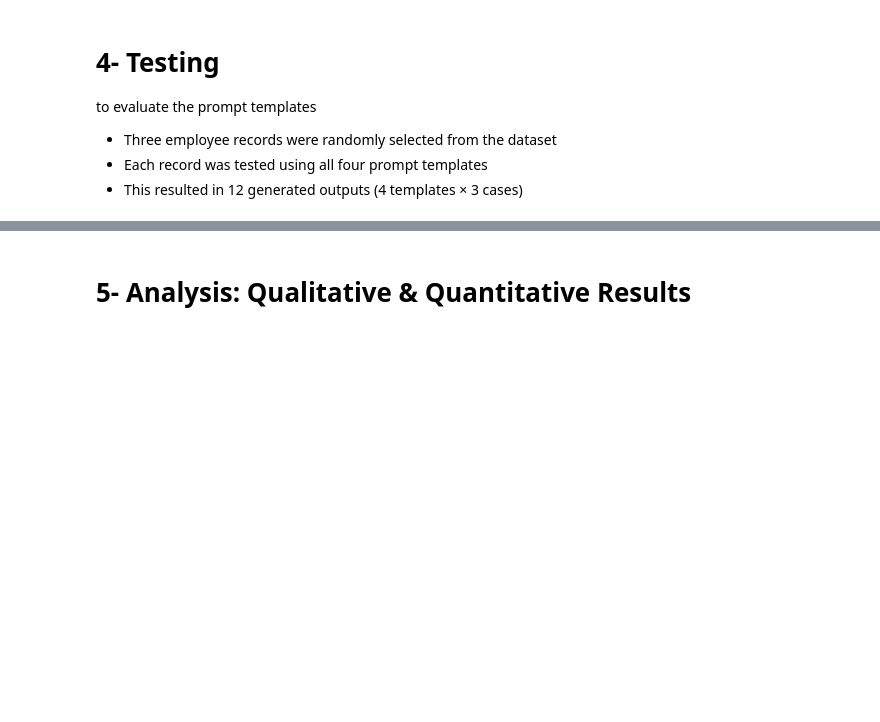
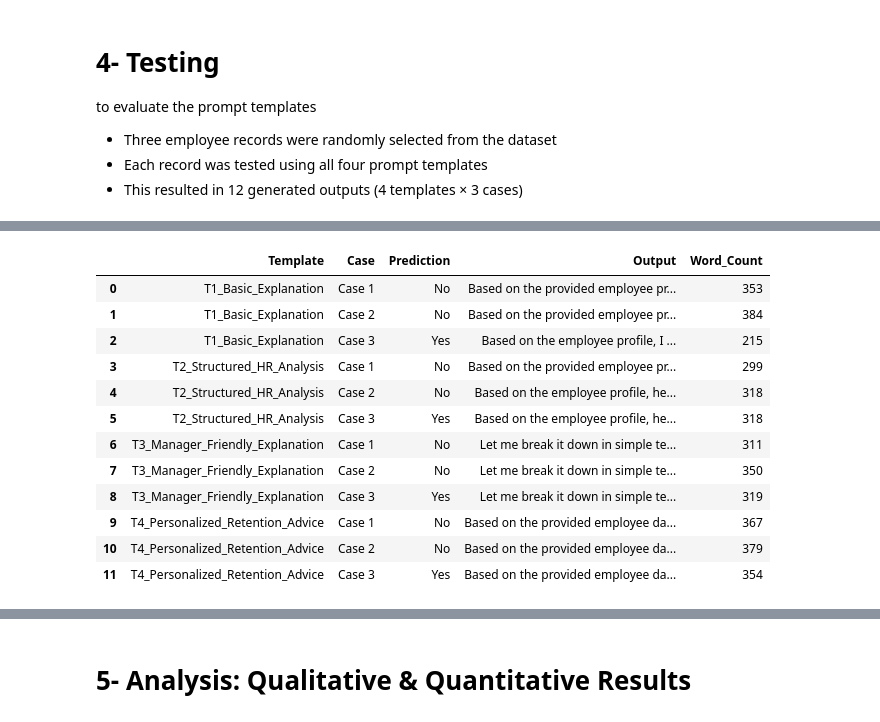
Before and after one commit to K0alaxy/SWE485-G2-Phase1, a Jupyter notebook: Phase2_Generative_AI.ipynb, the cells around one changed output, grey strips where cells are left out. Drawn from its saved outputs; the diff is of its cells as text; code cells hidden in the pictures; blank space fills up the shorter version.

Commit message:
Integration, Documentation and output formatting

```diff
--- a/Phase2_Generative_AI.ipynb
+++ b/Phase2_Generative_AI.ipynb
@@ -450,27 +482,41 @@ test_cases
 # %%
 #get results
 results = []
 
 
 for template_name, template_text in templates.items():
     for case in test_cases:
         prompt = template_text.format(
             features=case["features"],
             prediction=case["prediction"]
         )
 
-        output = get_ai_response(prompt)
+        output = get_ai_response(prompt,max_tokens=700)
 
         results.append({
             "Template": template_name,
             "Case": case["case_id"],
             "Prediction": case["prediction"],
             "Output": output,
             "Word_Count": len(output.split()),
         })
 
 results_df = pd.DataFrame(results)
 results_df
+# %% [output]
+|  | Template | Case | Prediction | Output | Word_Count |
+| 0 | T1_Basic_Explanation | Case 1 | No | Based on the provided employee pr... | 353 |
+| 1 | T1_Basic_Explanation | Case 2 | No | Based on the provided employee pr... | 384 |
+| 2 | T1_Basic_Explanation | Case 3 | Yes | Based on the employee profile, I ... | 215 |
+| 3 | T2_Structured_HR_Analysis | Case 1 | No | Based on the provided employee pr... | 299 |
+| 4 | T2_Structured_HR_Analysis | Case 2 | No | Based on the employee profile, he... | 318 |
+| 5 | T2_Structured_HR_Analysis | Case 3 | Yes | Based on the employee profile, he... | 318 |
+| 6 | T3_Manager_Friendly_Explanation | Case 1 | No | Let me break it down in simple te... | 311 |
+| 7 | T3_Manager_Friendly_Explanation | Case 2 | No | Let me break it down in simple te... | 350 |
+| 8 | T3_Manager_Friendly_Explanation | Case 3 | Yes | Let me break it down in simple te... | 319 |
+| 9 | T4_Personalized_Retention_Advice | Case 1 | No | Based on the provided employee da... | 367 |
+| 10 | T4_Personalized_Retention_Advice | Case 2 | No | Based on the provided employee da... | 379 |
+| 11 | T4_Personalized_Retention_Advice | Case 3 | Yes | Based on the provided employee da... | 354 |
 # %%
 #save results
 
```
Also changed, not shown: parts of 9 cells of this notebook, 2 other files.
